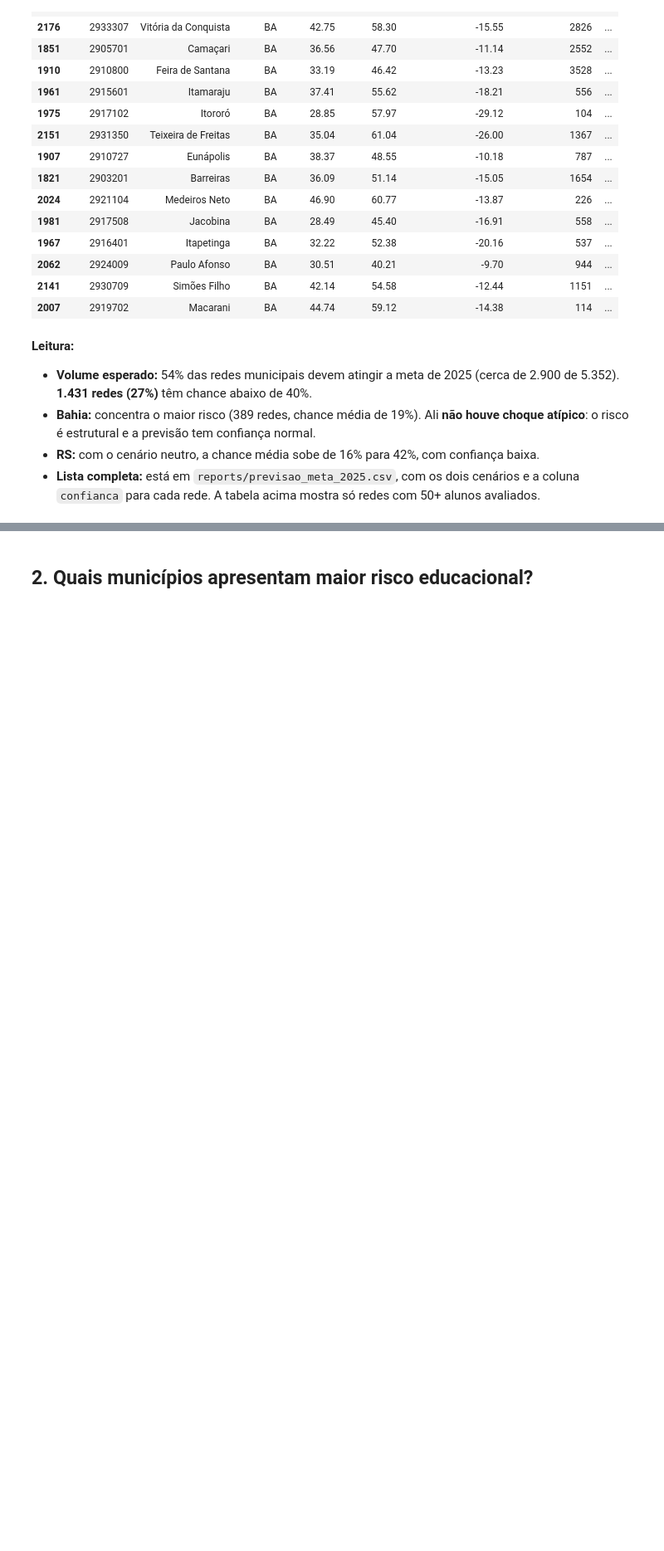
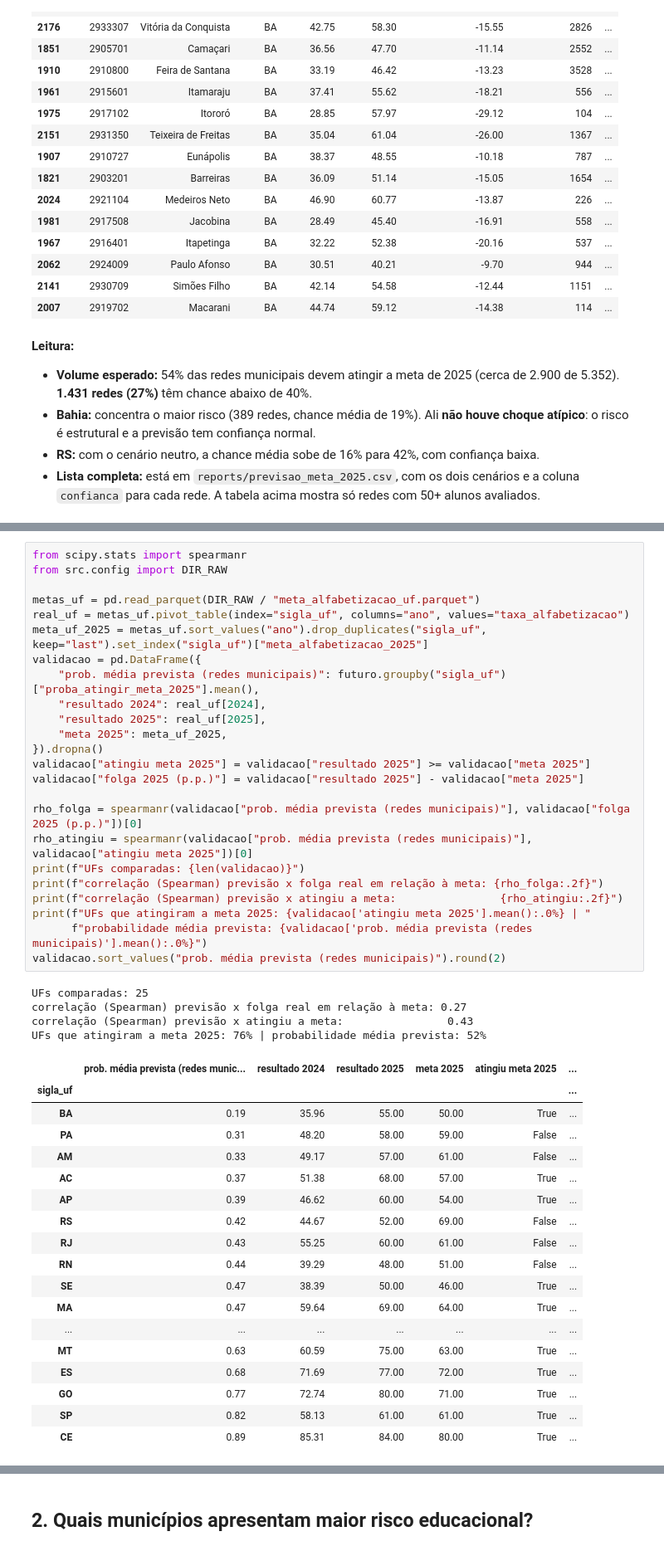
Before and after one commit to eliaslopesjr1-maker/tech-challenge-fase3-alfabetizacao, a Jupyter notebook: notebooks/04_aplicacao_estrategica.ipynb, the cells around one changed output, grey strips where cells are left out. Shown at 83% size. Cells and saved outputs as stored; diff of their text form; blank space fills up the shorter version.

```diff
--- a/notebooks/04_aplicacao_estrategica.ipynb
+++ b/notebooks/04_aplicacao_estrategica.ipynb
@@ -200,0 +207,47 @@ saida_metas[saida_metas["alunos_avaliados"] >= 50].nsmallest(15, "proba_atingir_
+# %%
+from scipy.stats import spearmanr
+from src.config import DIR_RAW
+
+metas_uf = pd.read_parquet(DIR_RAW / "meta_alfabetizacao_uf.parquet")
+real_uf = metas_uf.pivot_table(index="sigla_uf", columns="ano", values="taxa_alfabetizacao")
+meta_uf_2025 = metas_uf.sort_values("ano").drop_duplicates("sigla_uf", keep="last").set_index("sigla_uf")["meta_alfabetizacao_2025"]
+validacao = pd.DataFrame({
+    "prob. média prevista (redes municipais)": futuro.groupby("sigla_uf")["proba_atingir_meta_2025"].mean(),
+    "resultado 2024": real_uf[2024],
+    "resultado 2025": real_uf[2025],
+    "meta 2025": meta_uf_2025,
+}).dropna()
+validacao["atingiu meta 2025"] = validacao["resultado 2025"] >= validacao["meta 2025"]
+validacao["folga 2025 (p.p.)"] = validacao["resultado 2025"] - validacao["meta 2025"]
+
+rho_folga = spearmanr(validacao["prob. média prevista (redes municipais)"], validacao["folga 2025 (p.p.)"])[0]
+rho_atingiu = spearmanr(validacao["prob. média prevista (redes municipais)"], validacao["atingiu meta 2025"])[0]
+print(f"UFs comparadas: {len(validacao)}")
+print(f"correlação (Spearman) previsão x folga real em relação à meta: {rho_folga:.2f}")
+print(f"correlação (Spearman) previsão x atingiu a meta:                {rho_atingiu:.2f}")
+print(f"UFs que atingiram a meta 2025: {validacao['atingiu meta 2025'].mean():.0%} | "
+      f"probabilidade média prevista: {validacao['prob. média prevista (redes municipais)'].mean():.0%}")
+validacao.sort_values("prob. média prevista (redes municipais)").round(2)
+# %% [output]
+UFs comparadas: 25
+correlação (Spearman) previsão x folga real em relação à meta: 0.27
+correlação (Spearman) previsão x atingiu a meta:                0.43
+UFs que atingiram a meta 2025: 76% | probabilidade média prevista: 52%
+|  | prob. média prevista (redes munic... | resultado 2024 | resultado 2025 | meta 2025 | atingiu meta 2025 | ... |
+| sigla_uf |  |  |  |  |  | ... |
+| BA | 0.19 | 35.96 | 55.00 | 50.00 | True | ... |
+| PA | 0.31 | 48.20 | 58.00 | 59.00 | False | ... |
+| AM | 0.33 | 49.17 | 57.00 | 61.00 | False | ... |
+| AC | 0.37 | 51.38 | 68.00 | 57.00 | True | ... |
+| AP | 0.39 | 46.62 | 60.00 | 54.00 | True | ... |
+| RS | 0.42 | 44.67 | 52.00 | 69.00 | False | ... |
+| RJ | 0.43 | 55.25 | 60.00 | 61.00 | False | ... |
+| RN | 0.44 | 39.29 | 48.00 | 51.00 | False | ... |
+| SE | 0.47 | 38.39 | 50.00 | 46.00 | True | ... |
+| MA | 0.47 | 59.64 | 69.00 | 64.00 | True | ... |
+| ... | ... | ... | ... | ... | ... | ... |
+| MT | 0.63 | 60.59 | 75.00 | 63.00 | True | ... |
+| ES | 0.68 | 71.69 | 77.00 | 72.00 | True | ... |
+| GO | 0.77 | 72.74 | 80.00 | 71.00 | True | ... |
+| SP | 0.82 | 58.13 | 61.00 | 61.00 | True | ... |
+| CE | 0.89 | 85.31 | 84.00 | 80.00 | True | ... |
```
Also changed, not shown: parts of 2 cells of this notebook, 7 other files.
